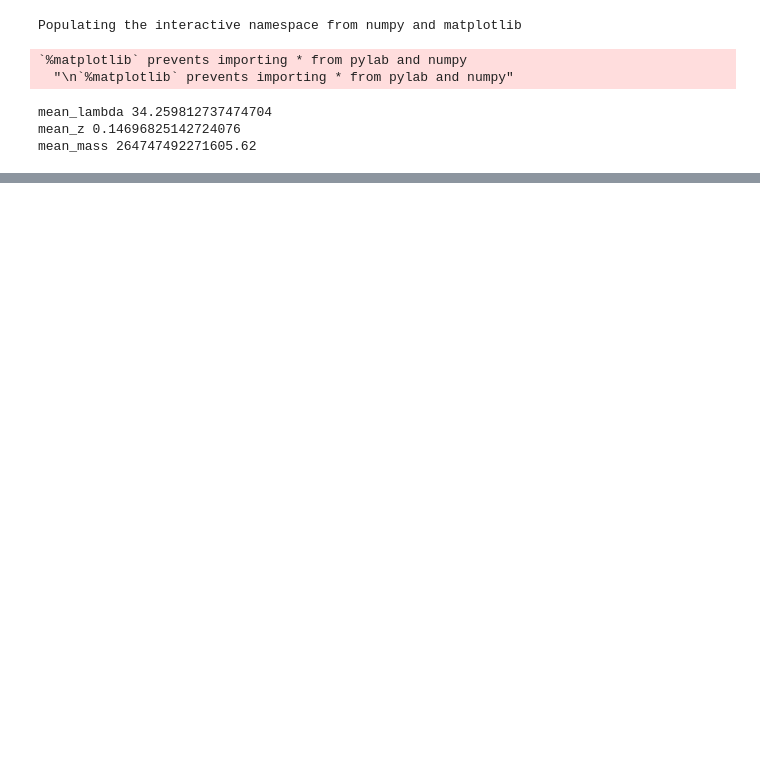
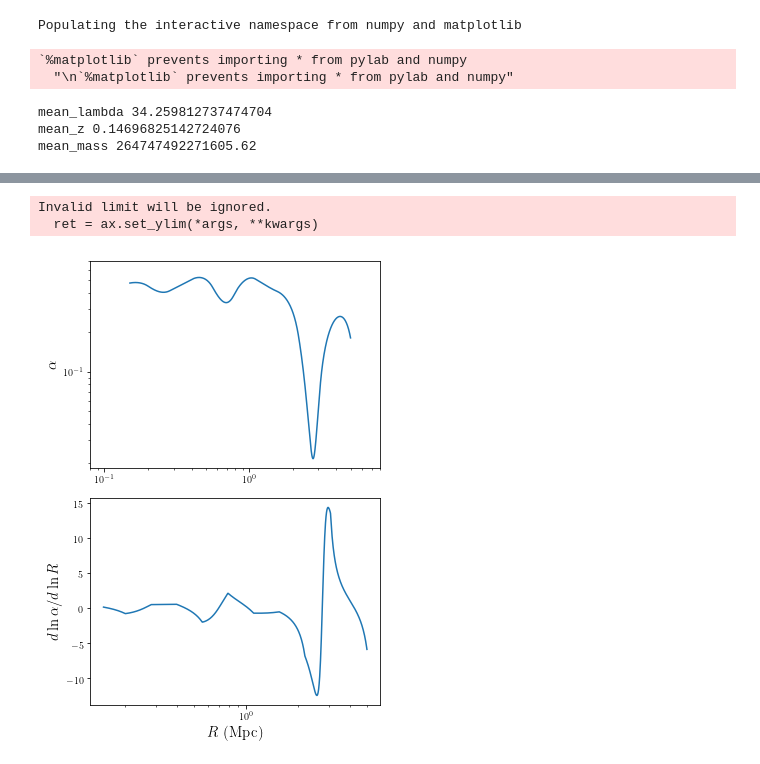
Before and after one commit to chihway/ClusterProfiles, a Jupyter notebook: velocity/CompareDensityPhaseSpace.ipynb, the cells around one changed output, grey strips where cells are left out. Saved outputs shown, nothing was run; the diff lists cells and outputs as text; code cells hidden in the pictures; blank space fills up the shorter version.

```diff
--- a/velocity/CompareDensityPhaseSpace.ipynb
+++ b/velocity/CompareDensityPhaseSpace.ipynb
@@ -293,0 +294,30 @@ mplot.savefig('DensityPhasespace.pdf')
+# %%
+## smooth interpolate
+from scipy import interpolate
+
+r_fine = np.logspace(np.log10(0.15), np.log10(5), num=1000)
+
+f =  interpolate.interp1d(bin_mid, mean[:,1], kind='quadratic')
+sigma_mean_int = f(r_fine)
+
+mplot.figure(figsize=(5,7))
+
+mplot.subplot(211)
+mplot.loglog(r_fine, sigma_mean_int)
+mplot.ylabel('$\\alpha$', fontsize=15)
+mplot.ylim(-0.1,0.7)
+mplot.xlim(0.08,8)
+
+lnr = np.log(r_fine)
+lns = np.log(sigma_mean_int)
+
+mplot.subplot(212)
+mplot.semilogx(r_fine[:-1],(lns[1:]-lns[:-1])/(lnr[1:]-lnr[:-1]) )
+mplot.xlabel('$R$ (Mpc)', fontsize=15)
+mplot.ylabel('$d\ln\\alpha/d\ln R$', fontsize=15)
+
+mplot.tight_layout()
+# %% [output]
+Invalid limit will be ignored.
+  ret = ax.set_ylim(*args, **kwargs)
+[figure, added]
```
Also changed, not shown: parts of 5 cells of this notebook, 2 other files.
